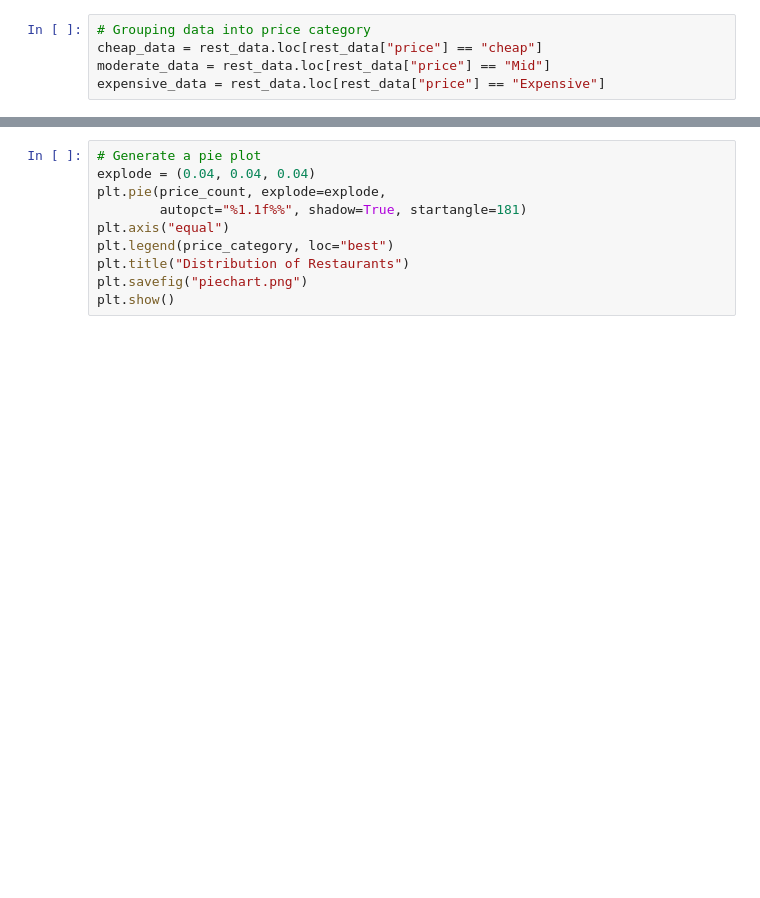
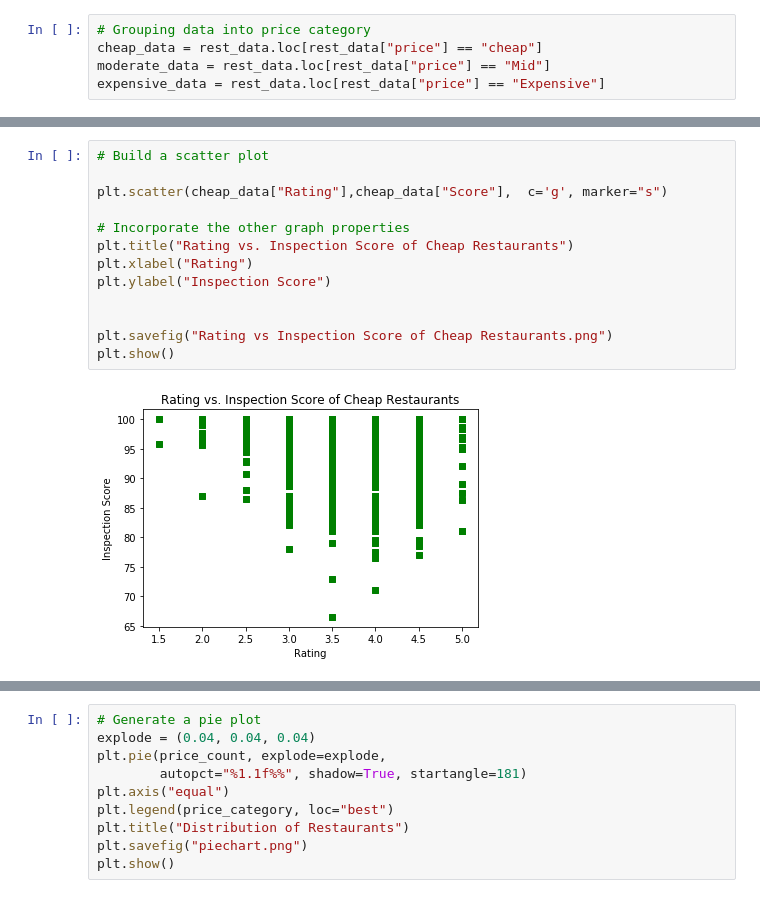
Before and after one commit to DCMilligan88/PriceVsHealth, a Jupyter notebook: analysis_project1.ipynb, the cells around one changed output, grey strips where cells are left out. Saved outputs shown, nothing was run; the diff lists cells and outputs as text; blank space fills up the shorter version.

```diff
--- a/analysis_project1.ipynb
+++ b/analysis_project1.ipynb
@@ -41,3 +67,18 @@ expensive_data = rest_data.loc[rest_data["price"] == "Expensive"]
+# %%
+# Build a scatter plot
+
+plt.scatter(cheap_data["Rating"],cheap_data["Score"],  c='g', marker="s")
+
+# Incorporate the other graph properties
+plt.title("Rating vs. Inspection Score of Cheap Restaurants")
+plt.xlabel("Rating")
+plt.ylabel("Inspection Score")
+
+
+plt.savefig("Rating vs Inspection Score of Cheap Restaurants.png")
+plt.show()
+# %% [output]
+[figure, added]
 # %%
 # Build a scatter plot for each data type
 fig = plt.figure()
```
Also changed, not shown: parts of 10 cells of this notebook, 7 other files.
